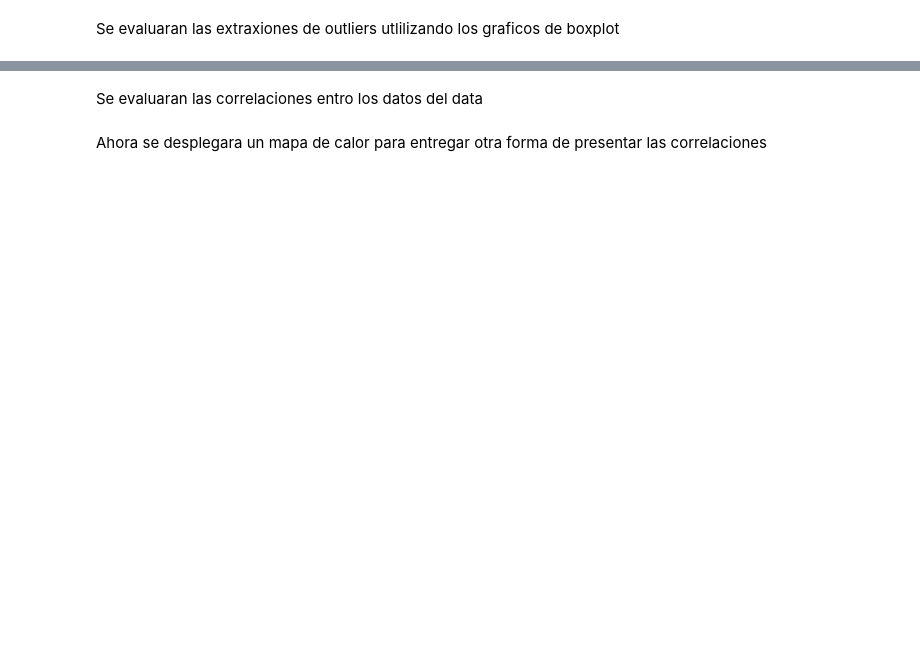
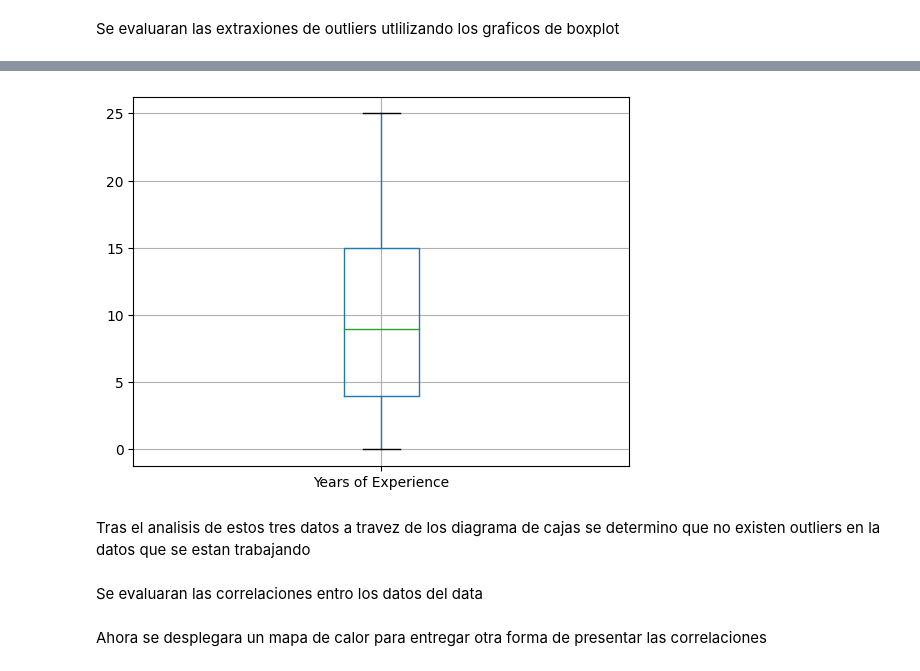
Before and after one commit to AlejoBovet/MachineLearningPublic, a Jupyter notebook: Practica1.ipynb, the cells around one changed output, grey strips where cells are left out. Drawn from its saved outputs; the diff is of its cells as text; code cells hidden in the pictures; blank space fills up the shorter version.

```diff
--- a/Practica1.ipynb
+++ b/Practica1.ipynb
@@ -116,3 +260,11 @@ Se evaluaran las extraxiones de outliers utlilizando los graficos de boxplot
+# %%
+#Years experience
+df4.boxplot(column=['Years of Experience'])
+plt.show()
+# %% [output]
+[figure, added]
+# %% [markdown]
+Tras el analisis de estos tres datos a travez de los diagrama de cajas se determino que no existen outliers en la datos que se estan trabajando
 # %% [markdown]
 Se evaluaran las correlaciones entro los datos del data
 # %%
```
Also changed, not shown: parts of 26 cells of this notebook.
